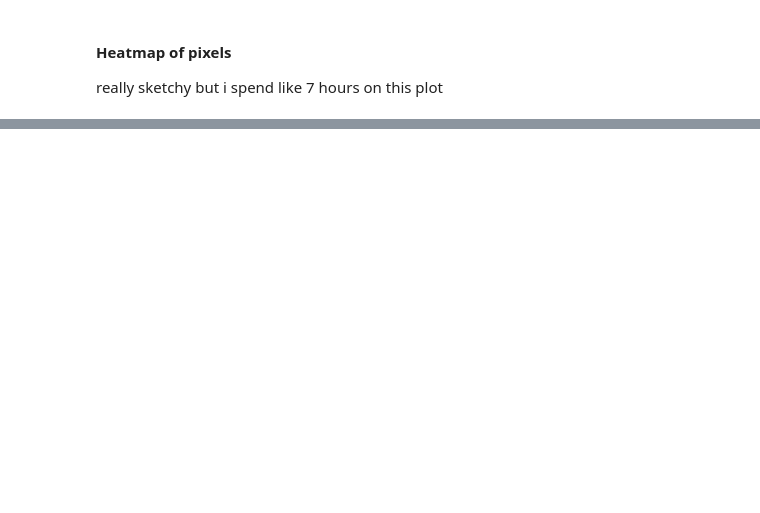
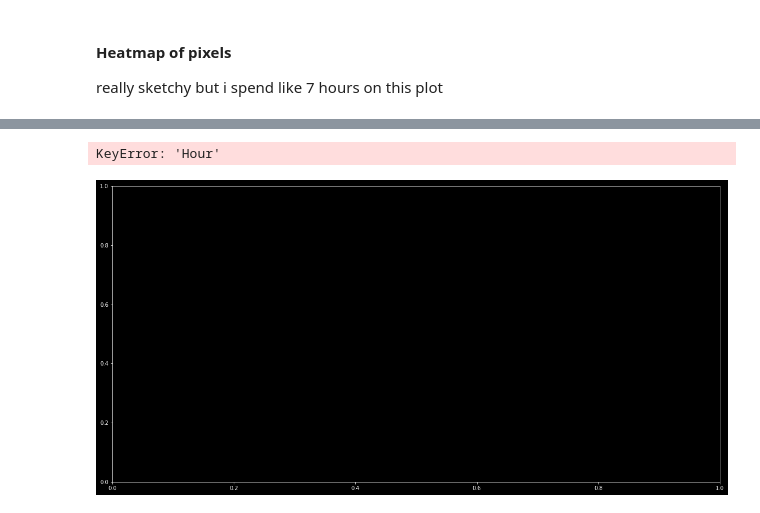
Before and after one commit to D-Mielewczyk/r-place-analysis, a Jupyter notebook: main.ipynb, the cells around one changed output, grey strips where cells are left out. Drawn from its saved outputs; the diff is of its cells as text; code cells hidden in the pictures; blank space fills up the shorter version.

Commit message:
almost ready hourly distribution

```diff
--- a/main.ipynb
+++ b/main.ipynb
@@ -183,0 +166,4 @@ fig.savefig('./plots/pixels_heatmap.pdf')
+# %%
+hourly = df["timestamp"].dt.strftime('%H')
+hourly = hourly.value_counts().rename_axis("Hour").to_frame("counts").sort_index()
+hourly
@@ -183,0 +186,11 @@ fig.savefig('./plots/pixels_heatmap.pdf')
+# %%
+fig, ax = plt.subplots(figsize=figsize)
+ax.bar(hourly["Hour"], hourly["counts"])
+ax.set_title('Pixels placed per color')
+ax.set_xlabel('color [hex]')
+ax.set_ylabel('pixels placed')
+plt.xticks(rotation=90)
+fig.savefig('./plots/hourly_activity.pdf')
+# %% [output]
+KeyError: 'Hour'
+[figure, added]
```
Also changed, not shown: parts of 11 cells of this notebook, 5 other files.
